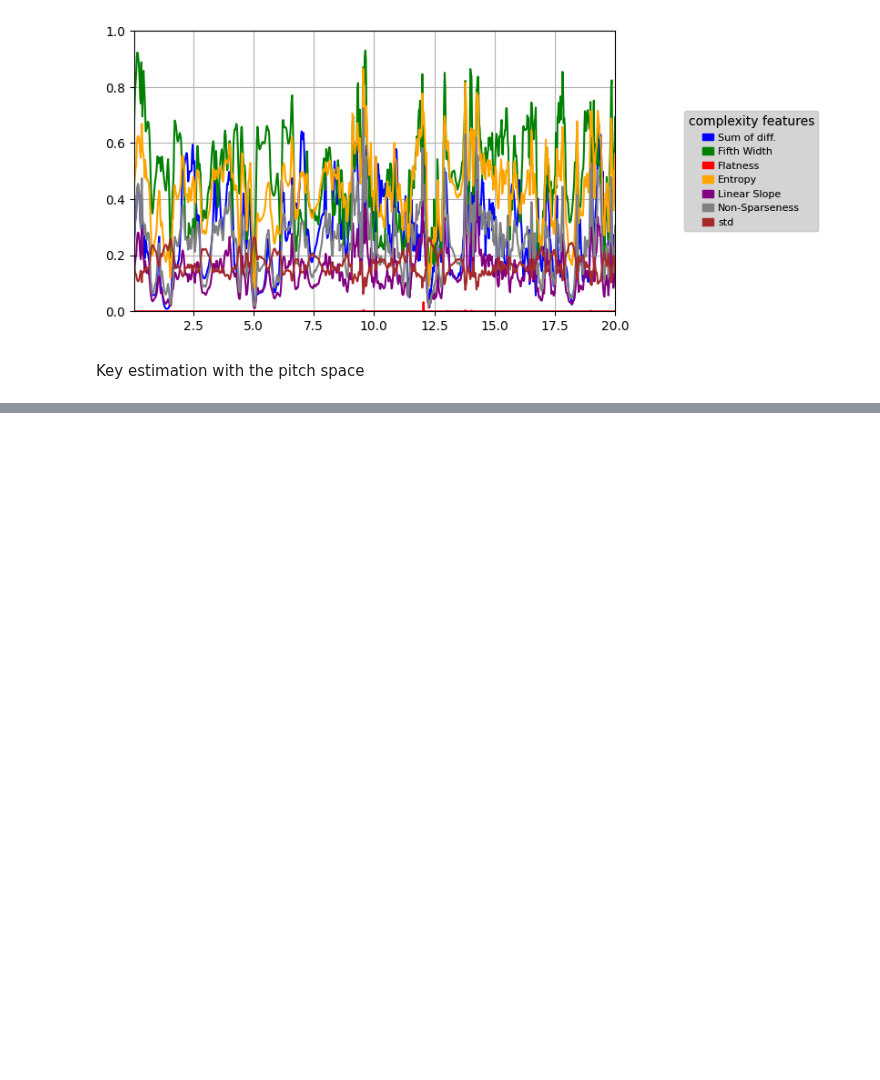
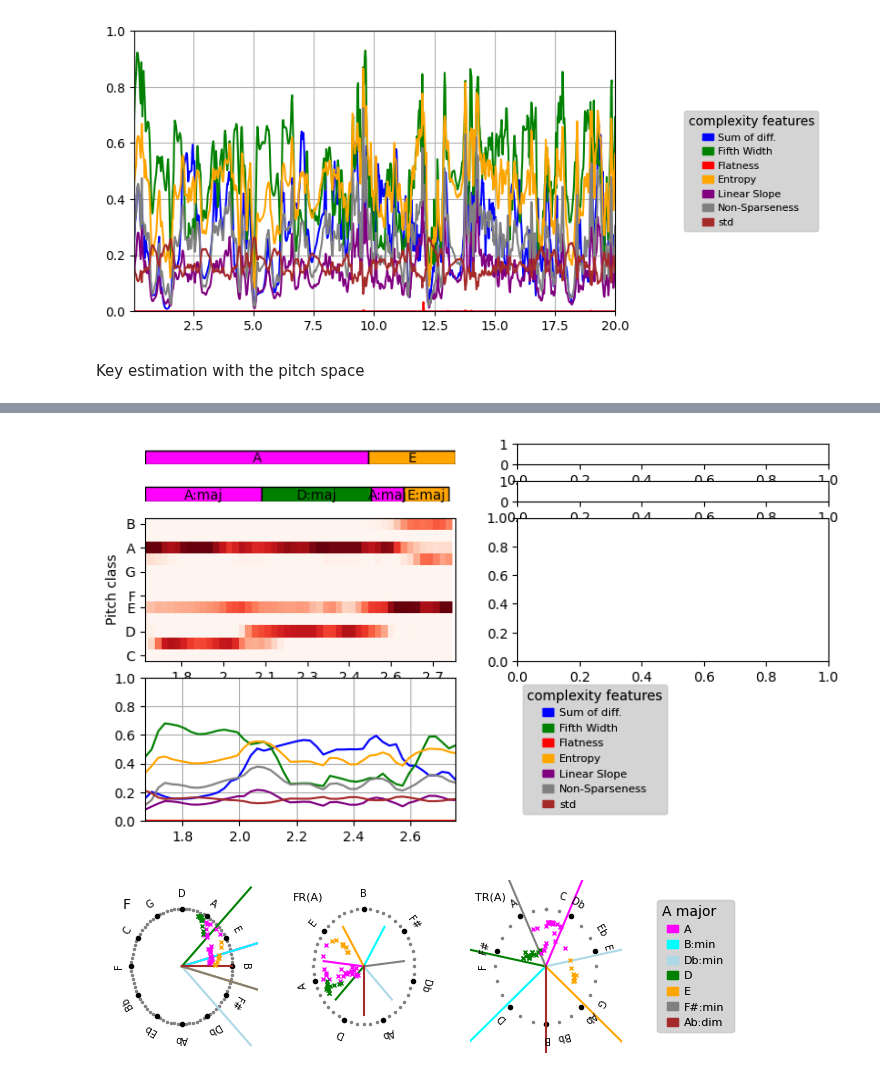
Before and after one commit to Maushax-jpg/chord-recognition, a Jupyter notebook: feature_evaluation.ipynb, the cells around one changed output, grey strips where cells are left out. Cells and saved outputs as stored; diff of their text form; code cells hidden in the pictures; blank space fills up the shorter version.

```diff
--- a/feature_evaluation.ipynb
+++ b/feature_evaluation.ipynb
@@ -67,0 +73,62 @@ Chord estimation with pitch space with a given Chromagram
+# %%
+# split chromagram into beat segments
+bar_indices = []
+for beat0, beat1 in itertools.pairwise(downbeats):
+    if beat0 < start:
+        continue
+    elif beat1 > stop:
+        break
+    idx0 = np.where(t >= beat0)[0][0]
+    idx1 = np.where(t >= beat1)[0][0]
+    bar_indices.append((idx0,idx1))
+
+# select a bar
+bar = 1
+i_0 = bar_indices[bar][0]
+i_1 = bar_indices[bar][1]
+chroma_temp = chroma[i_0:i_1]
+t_temp = t[i_0:i_1]
+rho_F,rho_FR,rho_TR,rho_DR = pitchspace.transformChroma(chroma_temp)
+
+# filter pc energy up to the selected bar!
+pc_energy = pitchspace.getPitchClassEnergyProfile(chroma[:i_1],threshold=0.7,angle_weight=0.7)
+pc_energy_filtered = pitchspace.filterPitchClassEnergy(pc_energy,alpha=0.96)
+keys = np.argsort(pc_energy_filtered[i_0:])
+keys = keys[:,-1]  # pick the most likely keys
+labels = pitchspace.estimateChordLabels(t_temp, chroma_temp,keys)
+est_intervals,est_labels = utilities.createChordIntervals(t_temp,labels)
+
+complexity_features = [
+                features.sumChromaDifferences(chroma_temp),
+                features.angularDeviation(chroma_temp),
+                features.flatness(chroma_temp),
+                features.shannonEntropy(chroma_temp),
+                features.negativeSlope(chroma_temp),
+                features.nonSparseness(chroma_temp),
+                features.standardDeviation(chroma_temp)
+]
+interval_categories = features.intervalCategories(chroma_temp)
+# VISUALIZATION
+fig,ax = plt.subplots(4,2,height_ratios=(1,1,7,7),width_ratios=(7,7),figsize=(9,5))
+utilities.plotChordAnnotations(ax[0,0],target,(t[i_0],t[i_1]))
+utilities.plotChordAnnotations(ax[1,0],(est_intervals,est_labels),(t[i_0],t[i_1]))
+utilities.plotChromagram(ax[2,0],t[i_0:i_1],chroma[i_0:i_1]);
+ax[2,0].set_xlim(t[i_0],t[i_1]);
+utilities.plotComplexityFeatures(ax[3,0],ax[3,1],t_temp,complexity_features)
+
+
+current_pitch_class = -1 # initialization
+for i in range(t_temp.shape[0]):
+    if current_pitch_class != keys[i]:
+        current_pitch_class = keys[i]
+        fig,ax = plt.subplots(1,4,figsize=(9,9/4))
+        pitchspace.plotDiatonicTriads(ax,current_pitch_class)
+    z = rho_F[i] * 1j
+    ax[0].plot([z.real], [z.imag], "x",color = utilities.getColor(labels[i]), markersize=3)
+    z = rho_FR[i, current_pitch_class] * 1j
+    ax[1].plot([z.real], [z.imag], "x",color = utilities.getColor(labels[i]), markersize=3)
+    z = rho_TR[i, current_pitch_class] * 1j
+    ax[2].plot([z.real], [z.imag], "x",color = utilities.getColor(labels[i]), markersize=3)
+# %% [output]
+[figure, added]
+[figure, added]
```
Also changed, not shown: parts of 4 cells of this notebook.
